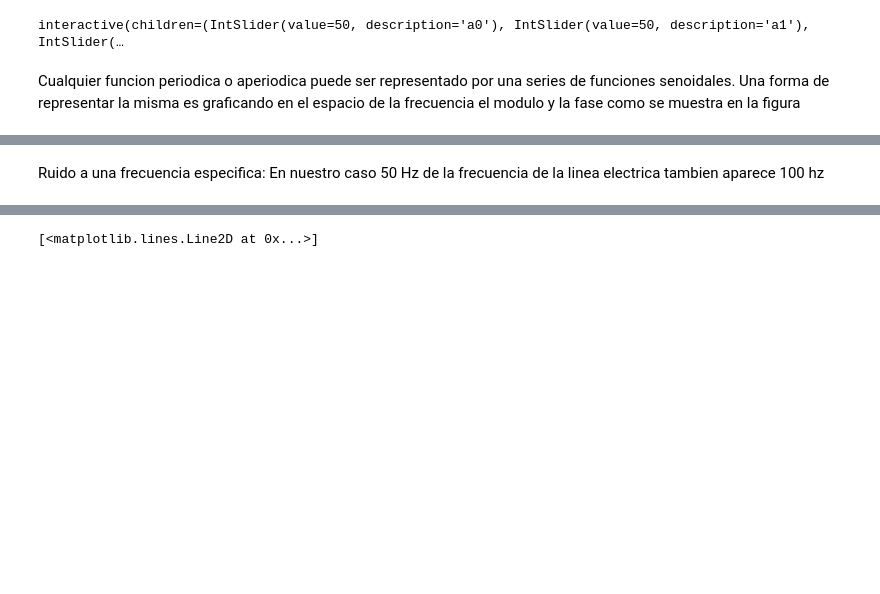
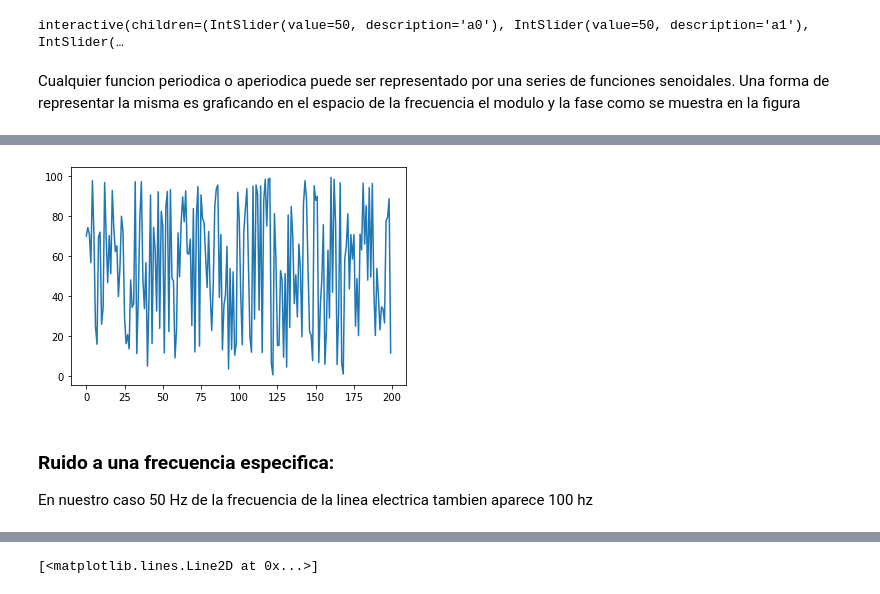
Before and after one commit to hoyosdani/Digital_unsa, a Jupyter notebook: Muestreo.ipynb, the cells around one changed output, grey strips where cells are left out. Cells and saved outputs as stored; diff of their text form; code cells hidden in the pictures; blank space fills up the shorter version.

```diff
--- a/Muestreo.ipynb
+++ b/Muestreo.ipynb
@@ -193,9 +249,13 @@ def ruido_blanco(mrb):
 interact(ruido_blanco, mrb=(0, 100));
 # %% [output]
 [interactive output not drawn]
+# %%
+ruido_blanco(100)
+# %% [output]
+[figure, added]
 # %% [markdown]
-Ruido a una frecuencia especifica: En nuestro caso 50 Hz de la frecuencia
-de la linea electrica tambien aparece 100 hz
+### Ruido a una frecuencia especifica:
+En nuestro caso 50 Hz de la frecuencia de la linea electrica tambien aparece 100 hz
 # %%
 def ruido_50(m50):
     t1 = arange(0.0, 200.0, 1.0)
```
Also changed, not shown: parts of 38 cells of this notebook.
